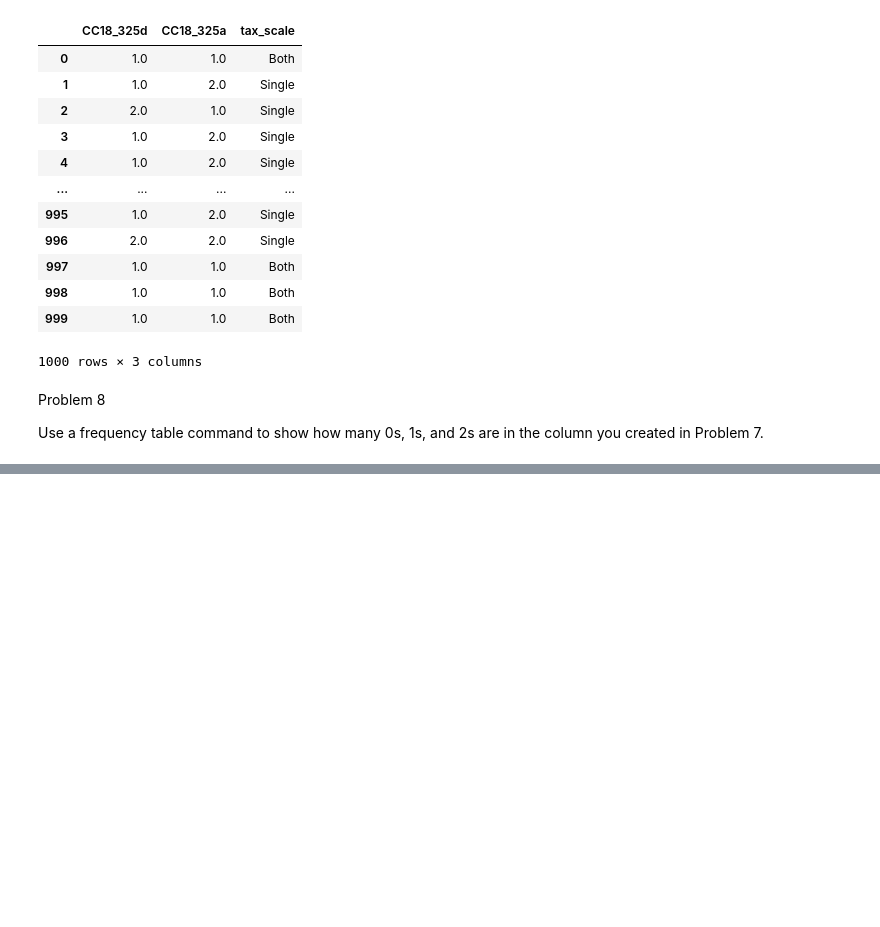
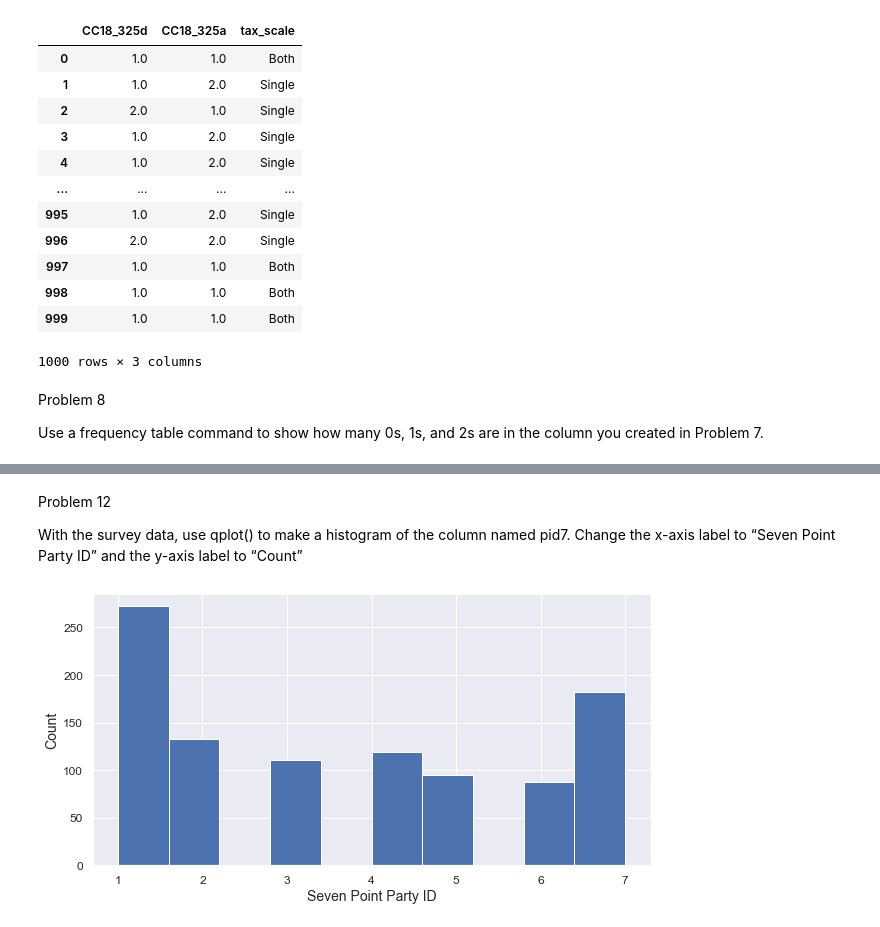
Before and after one commit to dennislamcv1/JHUVisualization, a Jupyter notebook: Getting Started with Data Visualization in R/Your R Markdown Report.ipynb, the cells around one changed output, grey strips where cells are left out. Cells and saved outputs as stored; diff of their text form; code cells hidden in the pictures; blank space fills up the shorter version.

```diff
--- a/Getting Started with Data Visualization in R/Your R Markdown Report.ipynb
+++ b/Getting Started with Data Visualization in R/Your R Markdown Report.ipynb
@@ -254,0 +308,12 @@ Use a frequency table command to show how many 0s, 1s, and 2s are in the column
+# %% [markdown]
+Problem 12
+
+With the survey data, use qplot() to make a histogram of the column named pid7. Change the x-axis label to
+“Seven Point Party ID” and the y-axis label to “Count”
+# %%
+sample.pid7.hist(figsize=(10,5))
+plt.xlabel("Seven Point Party ID")
+plt.ylabel("Count")
+plt.show()
+# %% [output]
+[figure, added]
```
Also changed, not shown: parts of 17 cells of this notebook, 1 other file.
